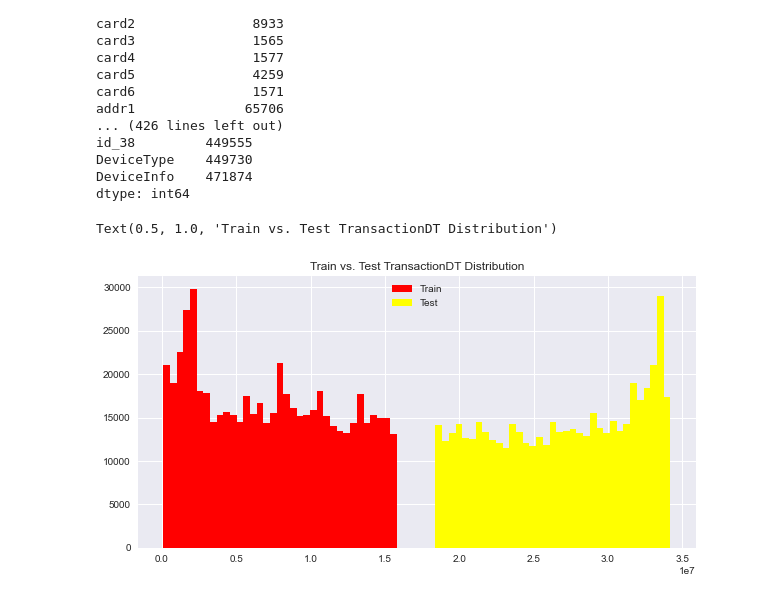
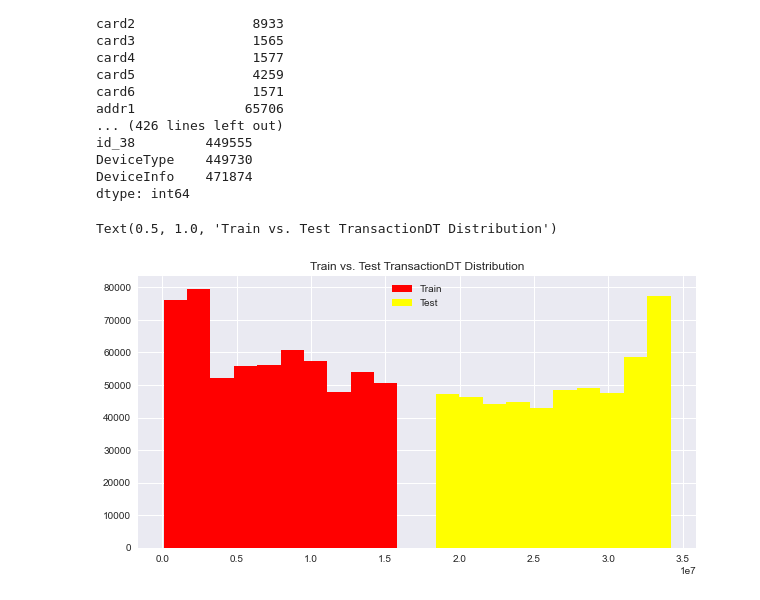
Before and after one commit to L501xgab/fraud-detect, a Jupyter notebook: fraud_detector.ipynb, the cells around one changed output. Saved outputs shown, nothing was run; the diff lists cells and outputs as text; code cells hidden in the pictures.

```diff
--- a/fraud_detector.ipynb
+++ b/fraud_detector.ipynb
@@ -194,16 +186,16 @@ DeviceType    449730
 DeviceInfo    471874
 dtype: int64
 # %%
-## plot dates of transaction. they don't overlap ##
+## PLOT TRANSACTION DATES (THEY DON'T OVERLAP) ##
 
 fig = plt.figure(figsize = (10, 5))
-plt.hist(train['TransactionDT'], label = 'Train', bins = 35, color = 'red')
-plt.hist(test['TransactionDT'], label = 'Test', bins = 35, color = 'yellow')
+plt.hist(train['TransactionDT'], label = 'Train', color = 'red')
+plt.hist(test['TransactionDT'], label = 'Test', color = 'yellow')
 plt.legend()
 plt.title('Train vs. Test TransactionDT Distribution')
 # %% [output]
 Text(0.5, 1.0, 'Train vs. Test TransactionDT Distribution')
-[figure, old version]
+[figure, new version]
 # %%
 %%time
 
```
Also changed, not shown: parts of 28 cells of this notebook.
